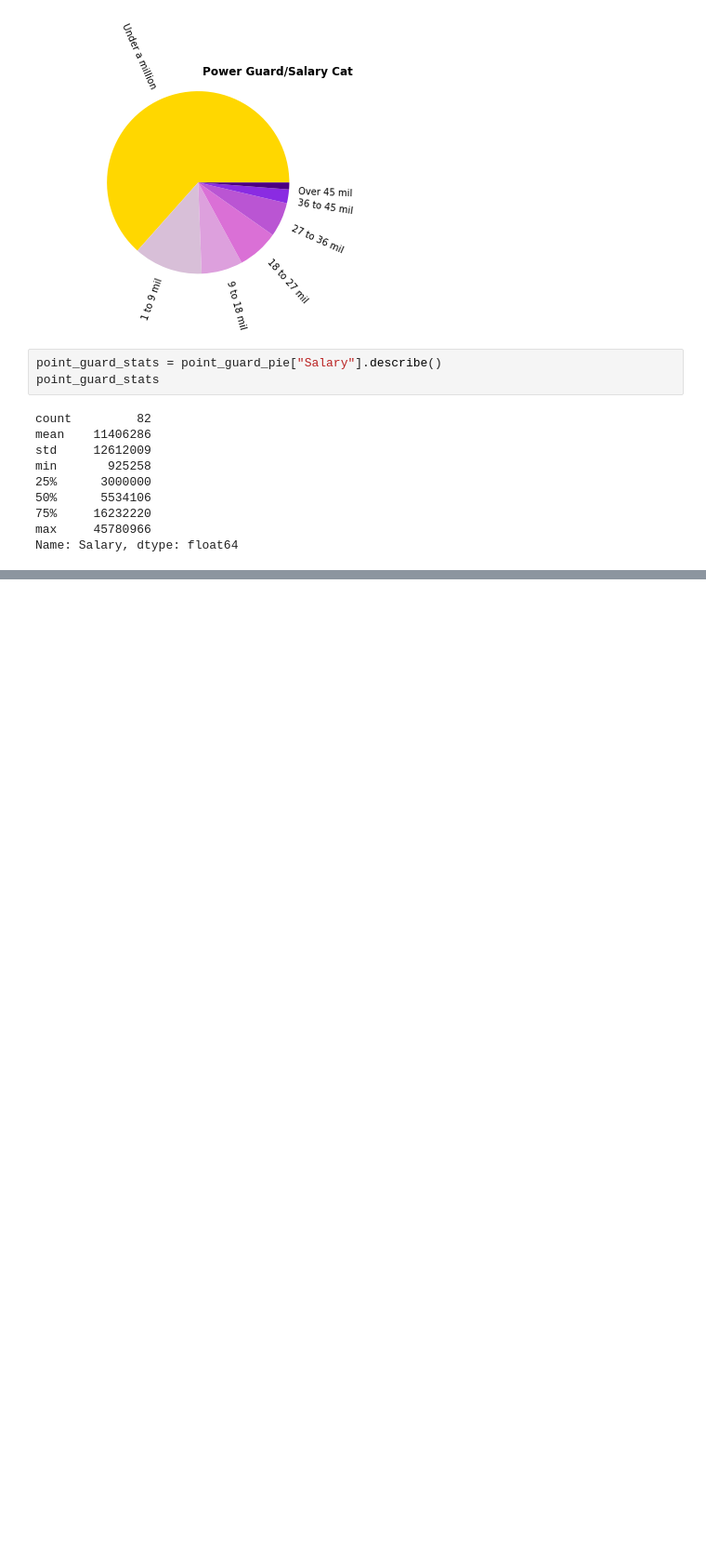
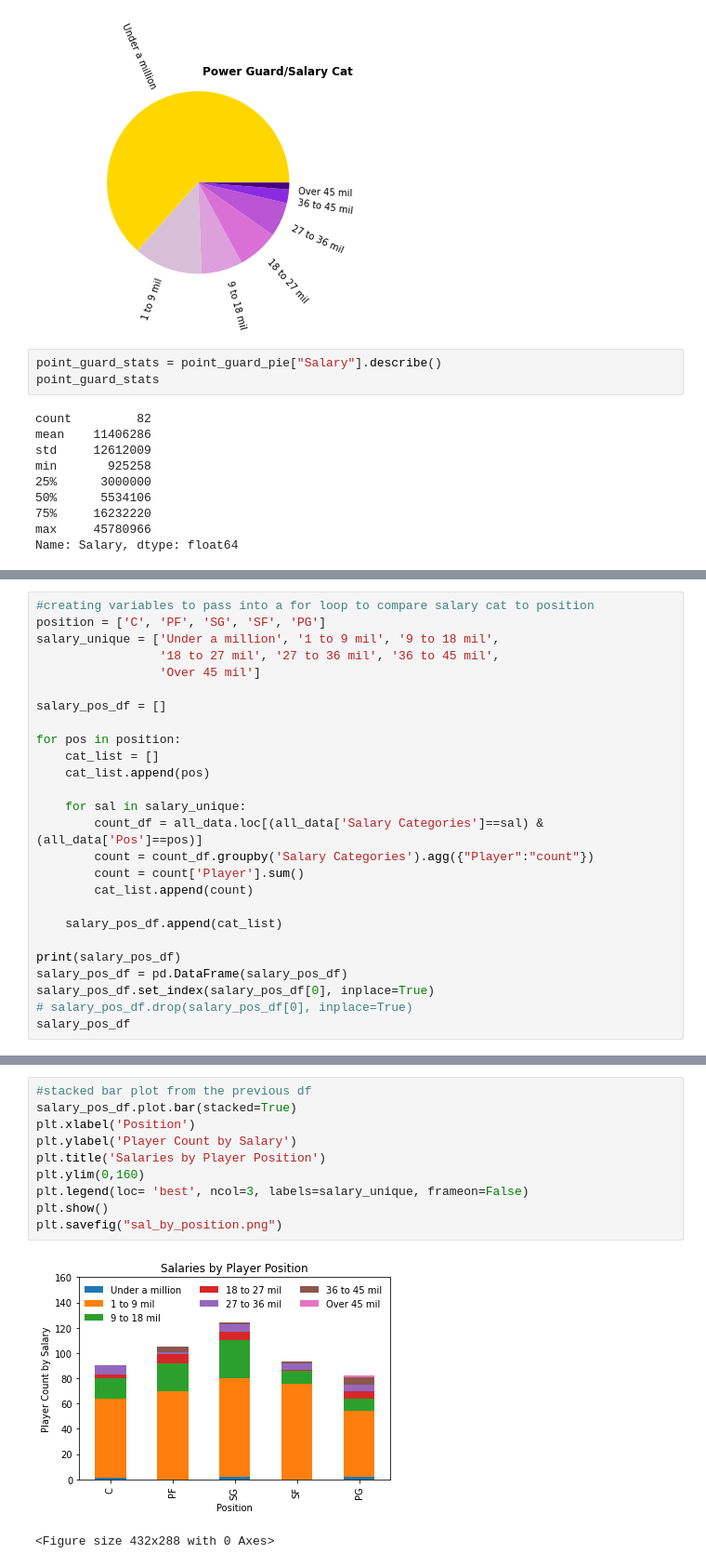
Before and after one commit to meeyoungPH/nba_superlatives, a Jupyter notebook: salaries/Salaries_Working.ipynb, the cells around one changed output, grey strips where cells are left out. Shown at 93% size. Drawn from its saved outputs; the diff is of its cells as text; blank space fills up the shorter version.

Commit message:
final cleaned code and visuals

```diff
--- a/salaries/Salaries_Working.ipynb
+++ b/salaries/Salaries_Working.ipynb
@@ -388,0 +347,26 @@ ValueError: Cannot convert float NaN to integer
+# %%
+#creating variables to pass into a for loop to compare salary cat to position
+position = ['C', 'PF', 'SG', 'SF', 'PG']
+salary_unique = ['Under a million', '1 to 9 mil', '9 to 18 mil',
+                 '18 to 27 mil', '27 to 36 mil', '36 to 45 mil',
+                 'Over 45 mil']
+
+salary_pos_df = []
+
+for pos in position:
+    cat_list = []
+    cat_list.append(pos)
+
+    for sal in salary_unique:
+        count_df = all_data.loc[(all_data['Salary Categories']==sal) & (all_data['Pos']==pos)]
+        count = count_df.groupby('Salary Categories').agg({"Player":"count"})
+        count = count['Player'].sum()
+        cat_list.append(count)
+
+    salary_pos_df.append(cat_list)
+
+print(salary_pos_df)
+salary_pos_df = pd.DataFrame(salary_pos_df)
+salary_pos_df.set_index(salary_pos_df[0], inplace=True)
+# salary_pos_df.drop(salary_pos_df[0], inplace=True)
+salary_pos_df
@@ -388,0 +382,13 @@ ValueError: Cannot convert float NaN to integer
+# %%
+#stacked bar plot from the previous df
+salary_pos_df.plot.bar(stacked=True)
+plt.xlabel('Position')
+plt.ylabel('Player Count by Salary')
+plt.title('Salaries by Player Position')
+plt.ylim(0,160)
+plt.legend(loc= 'best', ncol=3, labels=salary_unique, frameon=False)
+plt.show()
+plt.savefig("sal_by_position.png")
+# %% [output]
+[figure, added]
+<Figure size 432x288 with 0 Axes>
```
Also changed, not shown: parts of 28 cells of this notebook, 5 other files.
